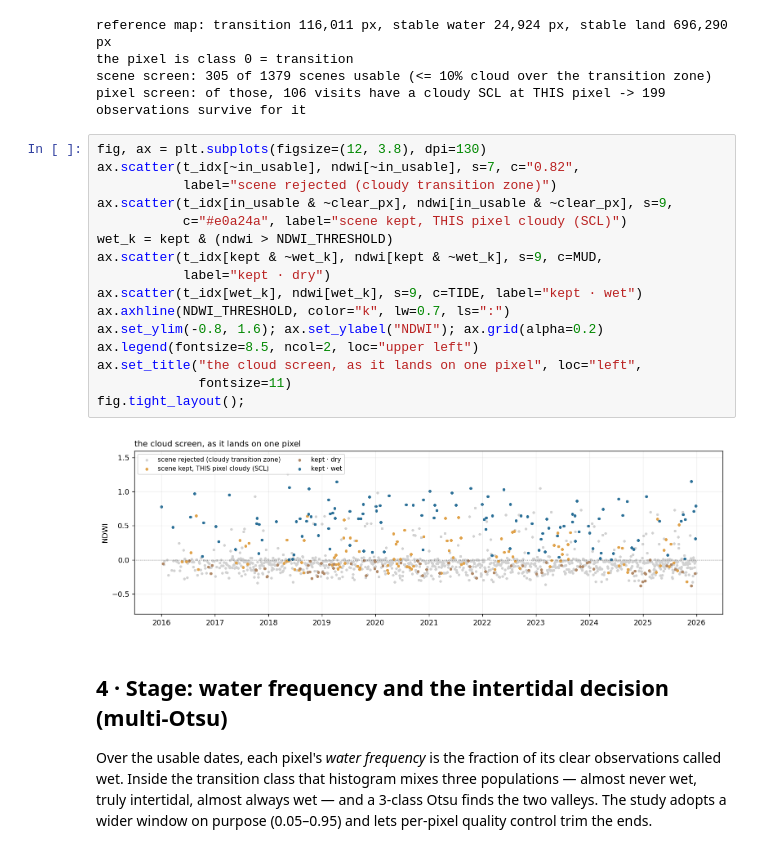
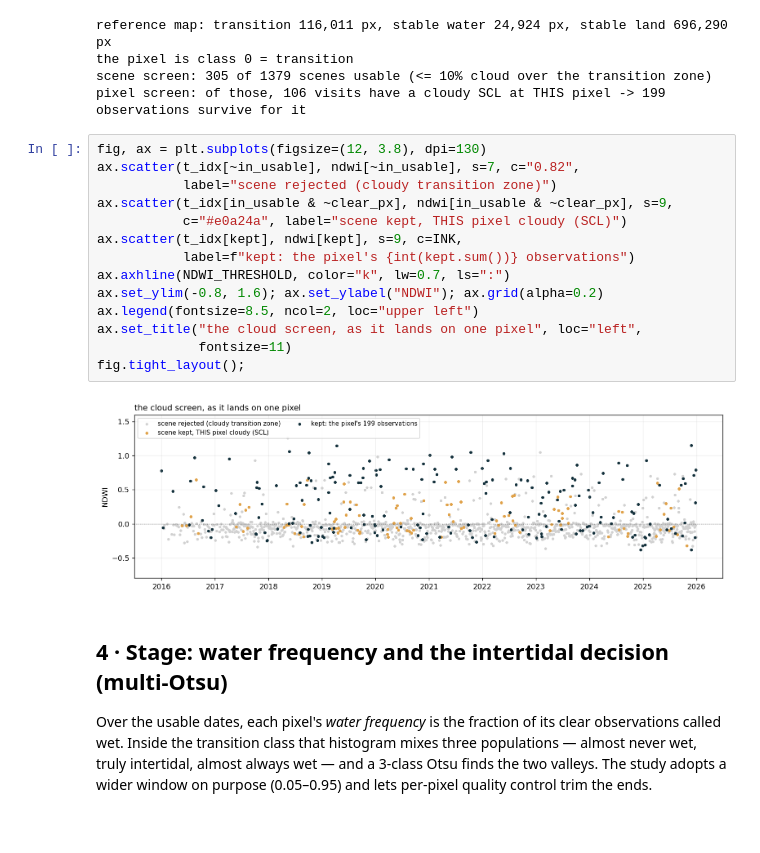
Before and after one commit to coastal-AI/Intertidal_analysis, a Jupyter notebook: pixel_walkthrough_villaviciosa.ipynb, the cells around one changed output. Cells and saved outputs as stored; diff of their text form.

```diff
--- a/pixel_walkthrough_villaviciosa.ipynb
+++ b/pixel_walkthrough_villaviciosa.ipynb
@@ -168,21 +176,19 @@ pixel screen: of those, 106 visits have a cloudy SCL at THIS pixel -> 199 observ
 # %%
 fig, ax = plt.subplots(figsize=(12, 3.8), dpi=130)
 ax.scatter(t_idx[~in_usable], ndwi[~in_usable], s=7, c="0.82",
            label="scene rejected (cloudy transition zone)")
 ax.scatter(t_idx[in_usable & ~clear_px], ndwi[in_usable & ~clear_px], s=9,
            c="#e0a24a", label="scene kept, THIS pixel cloudy (SCL)")
-wet_k = kept & (ndwi > NDWI_THRESHOLD)
-ax.scatter(t_idx[kept & ~wet_k], ndwi[kept & ~wet_k], s=9, c=MUD,
-           label="kept · dry")
-ax.scatter(t_idx[wet_k], ndwi[wet_k], s=9, c=TIDE, label="kept · wet")
+ax.scatter(t_idx[kept], ndwi[kept], s=9, c=INK,
+           label=f"kept: the pixel's {int(kept.sum())} observations")
 ax.axhline(NDWI_THRESHOLD, color="k", lw=0.7, ls=":")
 ax.set_ylim(-0.8, 1.6); ax.set_ylabel("NDWI"); ax.grid(alpha=0.2)
 ax.legend(fontsize=8.5, ncol=2, loc="upper left")
 ax.set_title("the cloud screen, as it lands on one pixel", loc="left",
              fontsize=11)
 fig.tight_layout();
 # %% [output]
-[figure, old version]
+[figure, new version]
 # %% [markdown]
 ## 4 · Stage: water frequency and the intertidal decision (multi-Otsu)
 
```
Also changed, not shown: parts of 4 cells of this notebook, 6 other files.
